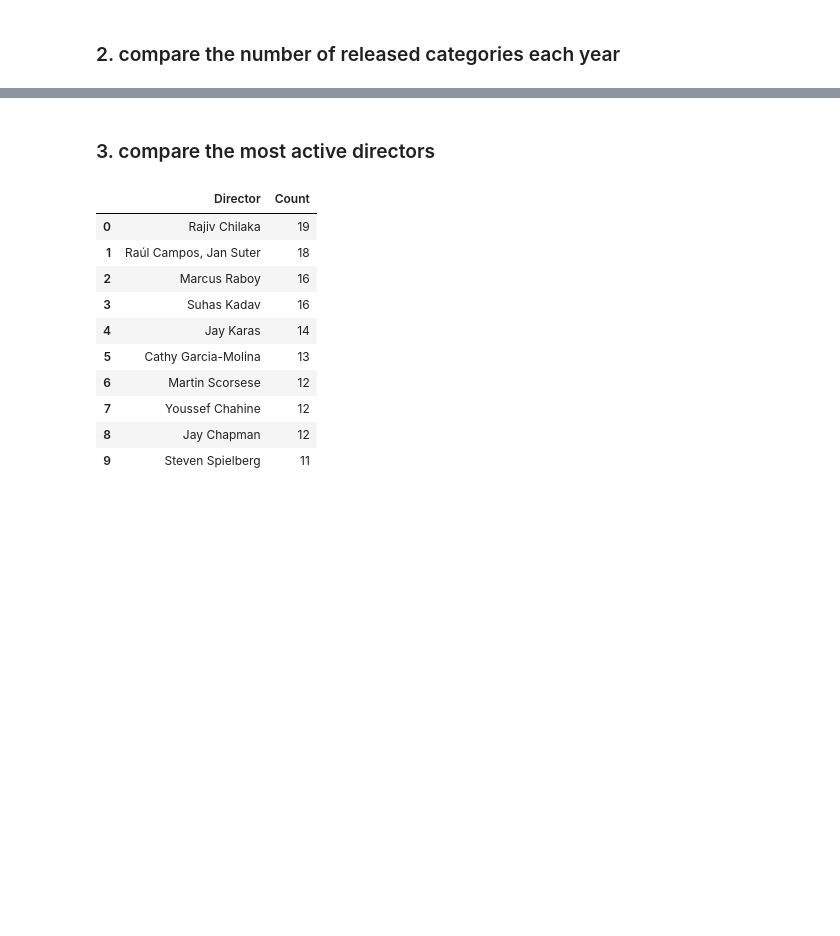
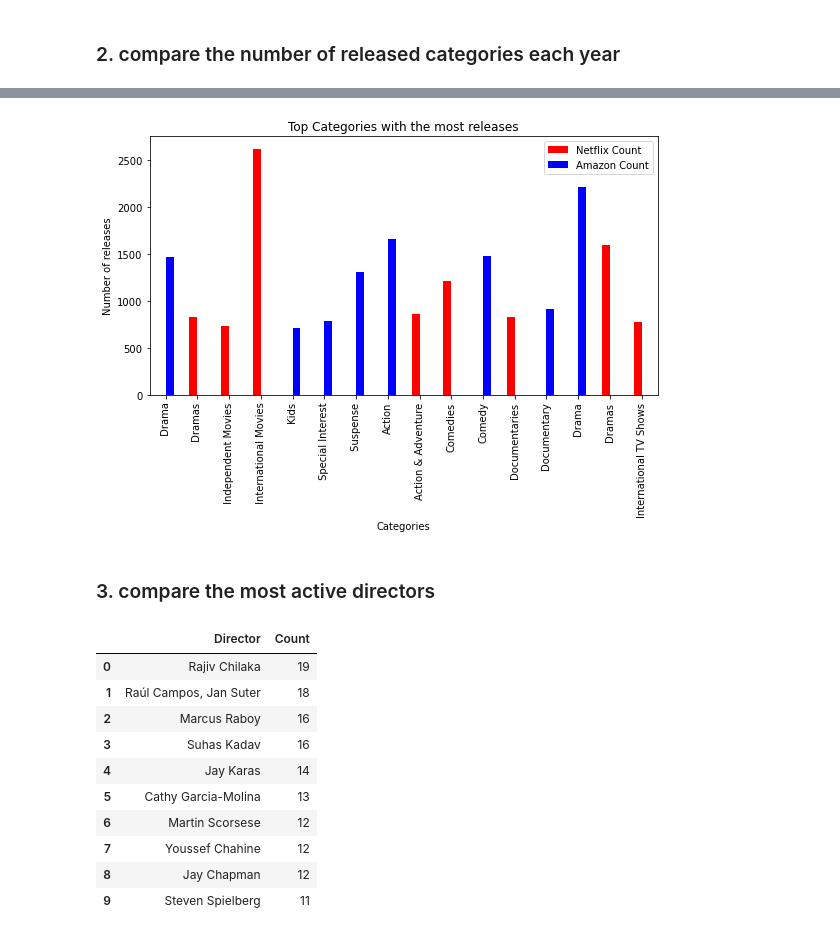
Before and after one commit to Tembspapi/Project-2_Amazon-Netflix, a Jupyter notebook: ETL-starter.ipynb, the cells around one changed output, grey strips where cells are left out. Drawn from its saved outputs; the diff is of its cells as text; code cells hidden in the pictures; blank space fills up the shorter version.

```diff
--- a/ETL-starter.ipynb
+++ b/ETL-starter.ipynb
@@ -475,3 +660,21 @@ This graph shows that Amazon has been releasing older shows than Netflix
+# %%
+cat_df1.plot(
+    kind = "bar",
+    color = ('red', 'blue'),
+    title = "Top Categories with the most releases",
+    figsize = (8, 6)
+)
+
+plt.xticks(rotation = 90)
+
+plt.xlabel("Categories")
+plt.ylabel("Number of releases")
+plt.tight_layout()
+plt.show()
+
+# plt.savefig('./Images/directors.png', format = 'png')
+# %% [output]
+[figure, added]
 # %% [markdown]
 ### 3. compare the most active directors
 # %%
```
Also changed, not shown: parts of 14 cells of this notebook, 2 other files.
